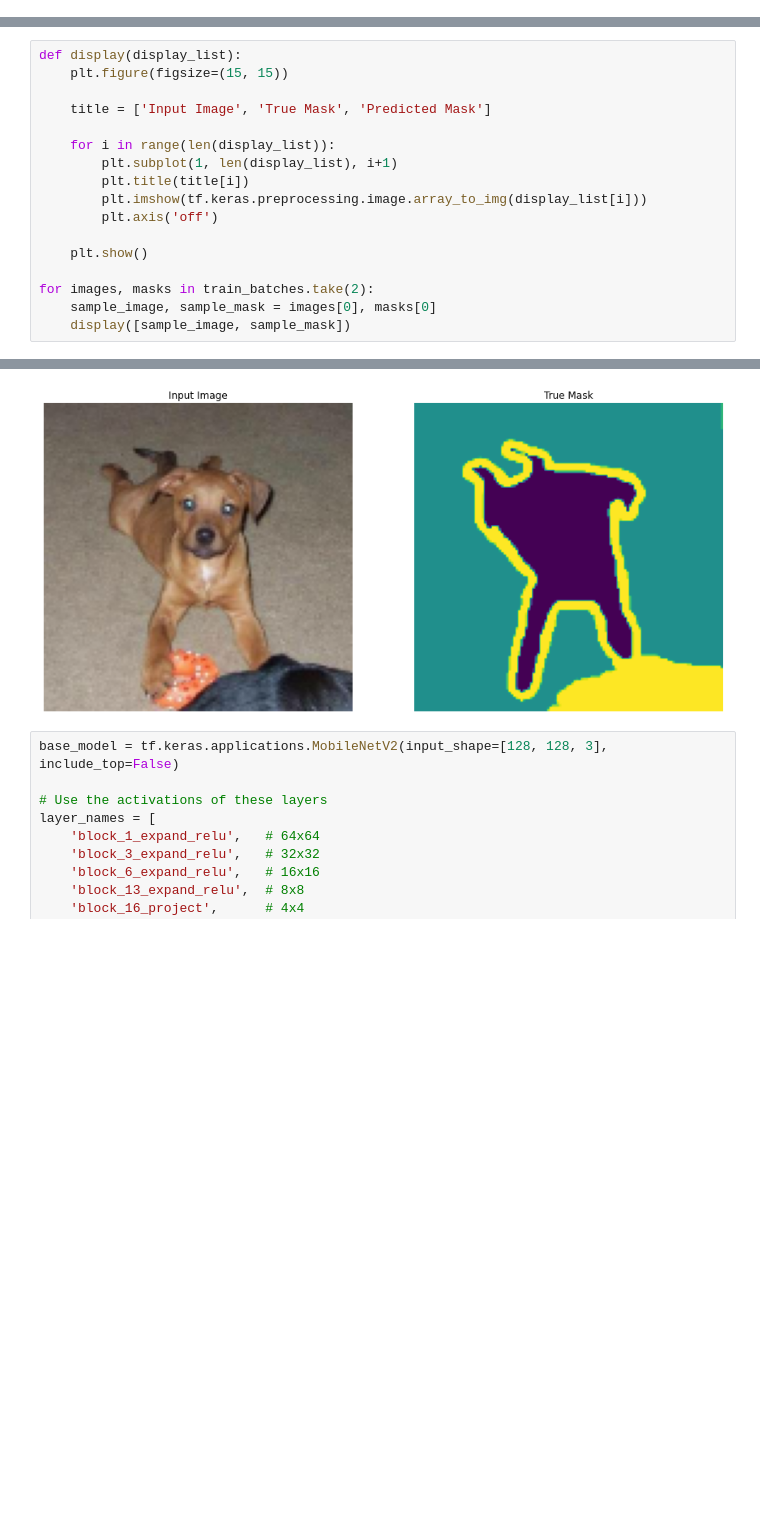
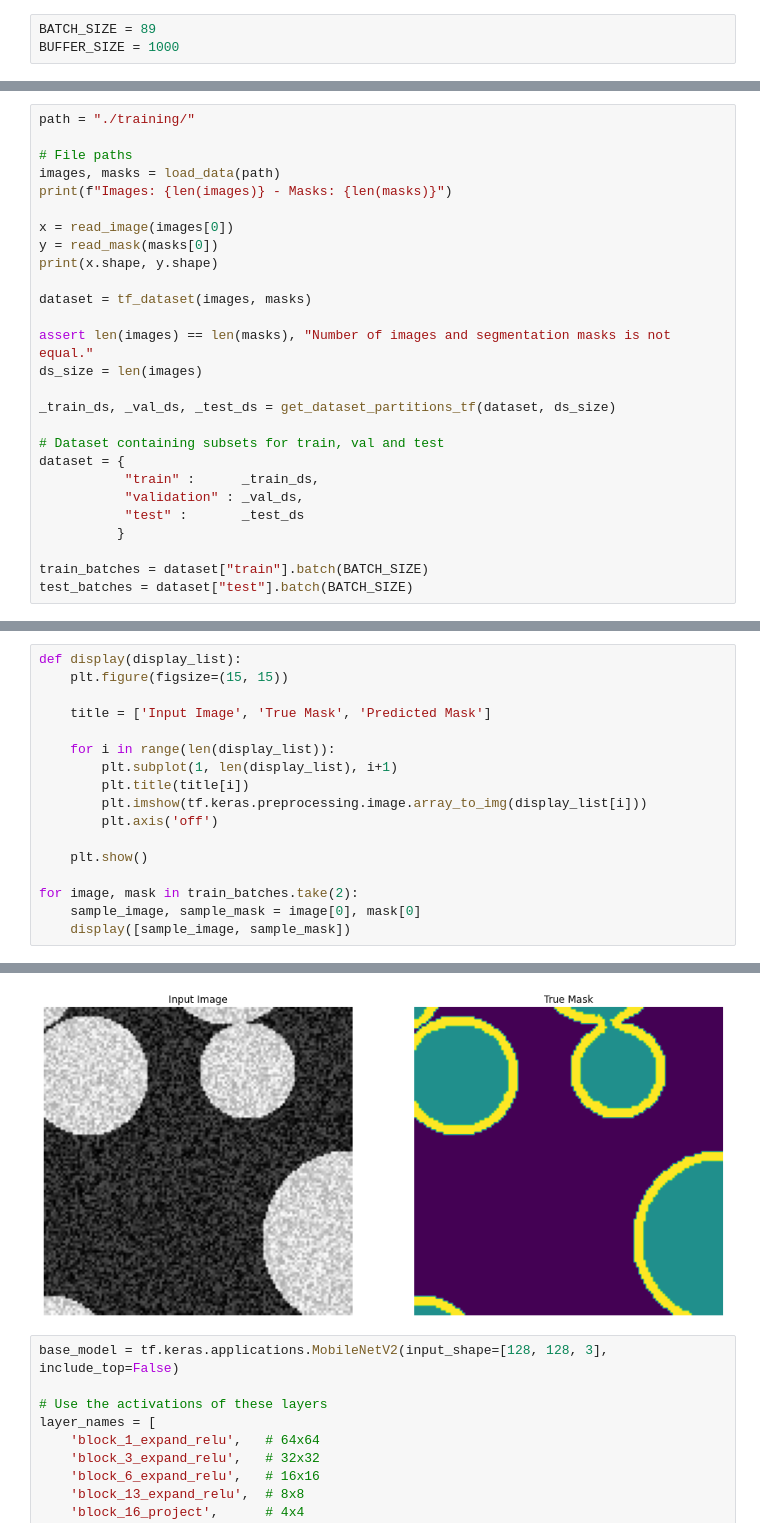
Before and after one commit to Ross0899/mphys-project-cnn-pre-process, a Jupyter notebook: cnn_model.ipynb, the cells around one changed output, grey strips where cells are left out. Cells and saved outputs as stored; diff of their text form; blank space fills up the shorter version.

```diff
--- a/cnn_model.ipynb
+++ b/cnn_model.ipynb
@@ -65,0 +20,3 @@ test_batches = test_images.batch(BATCH_SIZE)
+# %%
+BATCH_SIZE = 89
+BUFFER_SIZE = 1000
@@ -65,0 +86,27 @@ test_batches = test_images.batch(BATCH_SIZE)
+# %%
+path = "./training/"
+
+# File paths
+images, masks = load_data(path)
+print(f"Images: {len(images)} - Masks: {len(masks)}")
+
+x = read_image(images[0])
+y = read_mask(masks[0])
+print(x.shape, y.shape)
+
+dataset = tf_dataset(images, masks)
+
+assert len(images) == len(masks), "Number of images and segmentation masks is not equal."
+ds_size = len(images)
+
+_train_ds, _val_ds, _test_ds = get_dataset_partitions_tf(dataset, ds_size)
+
+# Dataset containing subsets for train, val and test
+dataset = {
+           "train" :      _train_ds,
+           "validation" : _val_ds,
+           "test" :       _test_ds
+          }
+
+train_batches = dataset["train"].batch(BATCH_SIZE)
+test_batches = dataset["test"].batch(BATCH_SIZE)
@@ -77,7 +152,7 @@ def display(display_list):
 
     plt.show()
 
-for images, masks in train_batches.take(2):
-    sample_image, sample_mask = images[0], masks[0]
+for image, mask in train_batches.take(2):
+    sample_image, sample_mask = image[0], mask[0]
     display([sample_image, sample_mask])
 # %% [output]
@@ -85,4 +160,4 @@ for images, masks in train_batches.take(2):
-[figure, old version]
+[figure, new version]
 # %%
 base_model = tf.keras.applications.MobileNetV2(input_shape=[128, 128, 3], include_top=False)
 
```
Also changed, not shown: parts of 18 cells of this notebook, 1 other file.
